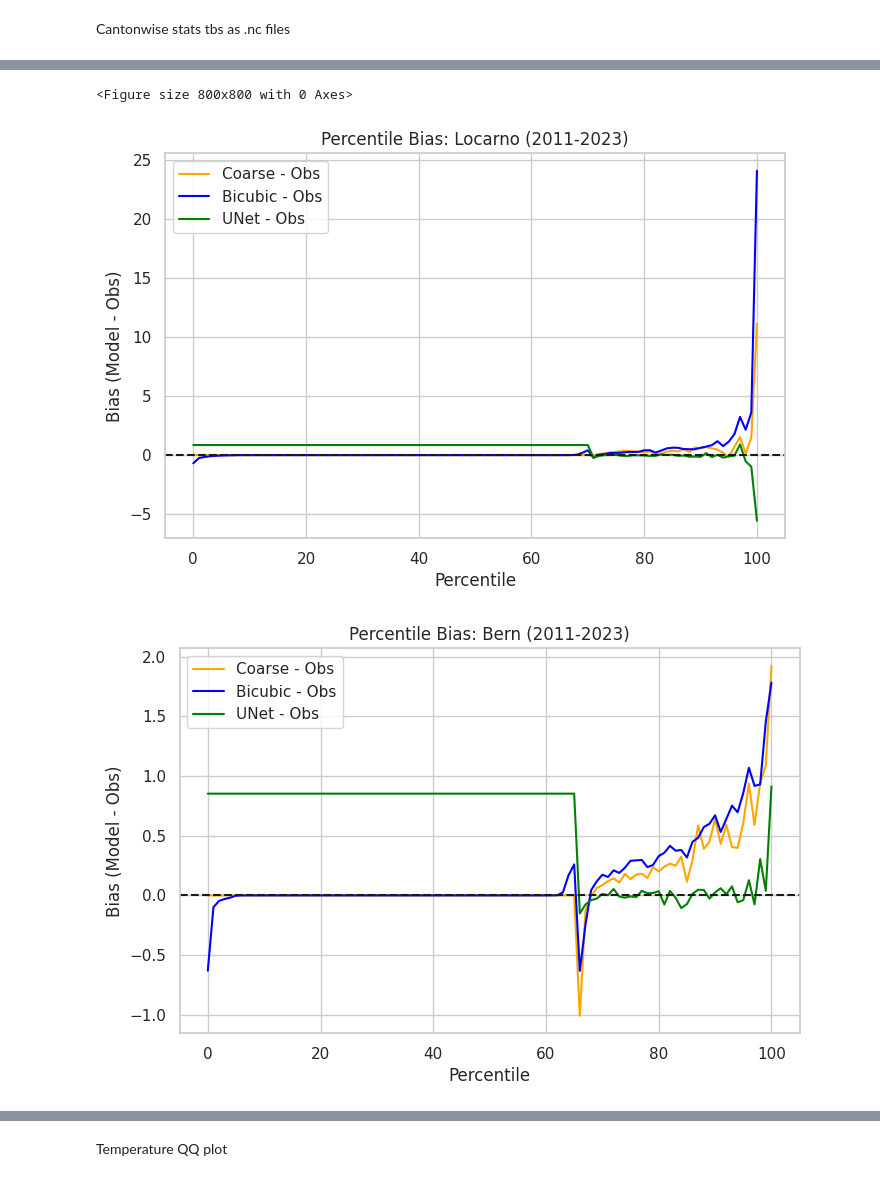
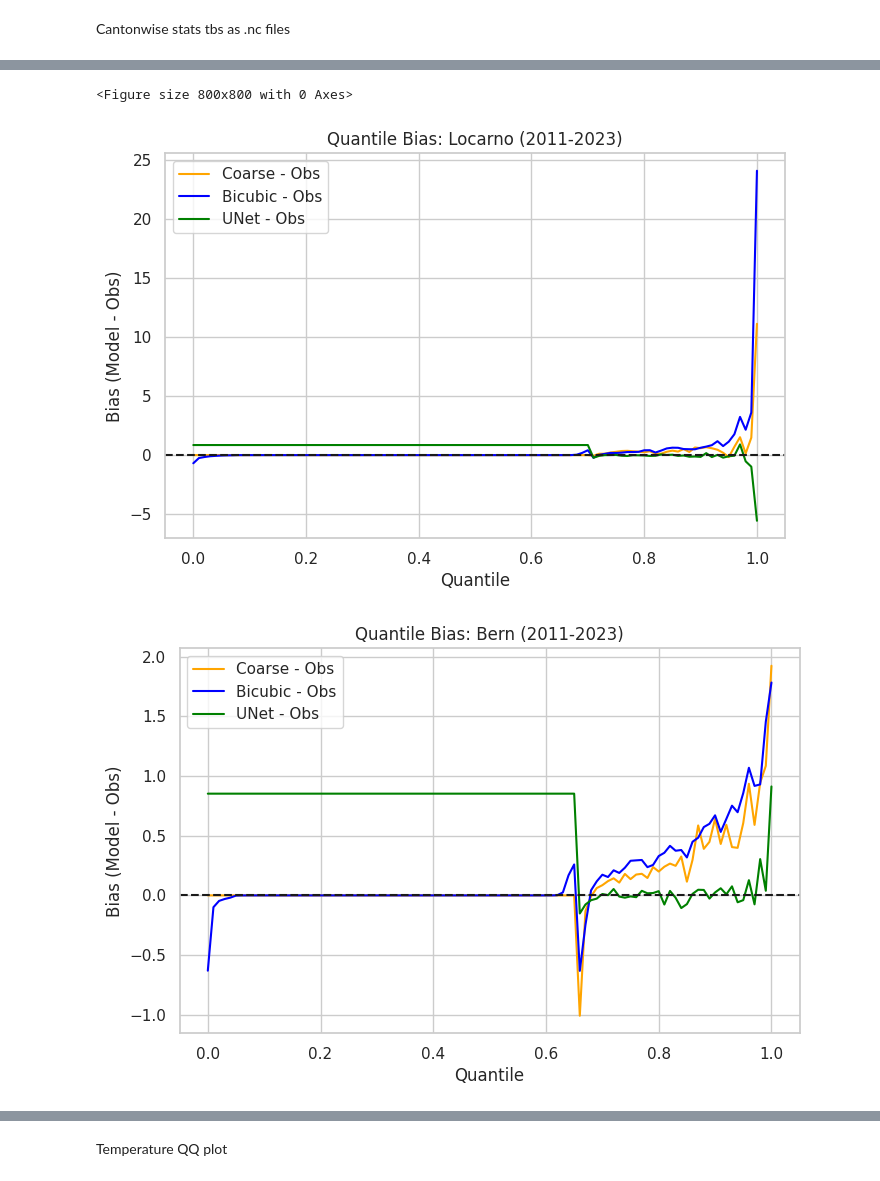
Before and after one commit to AsthanaShivanshi/Processing_and_Analysis_Scripts, a Jupyter notebook: Prelim_Stats_Obs_only/qq_plots_obs_12km.ipynb, the cells around one changed output, grey strips where cells are left out. Drawn from its saved outputs; the diff is of its cells as text; code cells hidden in the pictures.

```diff
--- a/Prelim_Stats_Obs_only/qq_plots_obs_12km.ipynb
+++ b/Prelim_Stats_Obs_only/qq_plots_obs_12km.ipynb
@@ -180,6 +182,12 @@ coarse_zurich = clean_and_slice(select_nearest_grid_cell(coarse_ds, zurich_lat,
 bicubic_zurich = clean_and_slice(select_nearest_grid_cell(bicubic_ds, zurich_lat, zurich_lon, var_name="RhiresD")['data'])
 unet_zurich = clean_and_slice(select_nearest_grid_cell(unet_ds, zurich_lat, zurich_lon, var_name="precip")['data'])
 
+
+obs_locarno[obs_locarno < 1] = 0
+obs_bern[obs_bern < 1] = 0
+obs_zurich[obs_zurich < 1] = 0
+
+
 # Get common quantiles for Locarno
 quantiles_locarno = np.linspace(0, 1, min(len(obs_locarno), len(coarse_locarno), len(bicubic_locarno)))
 obs_q_locarno = np.quantile(obs_locarno, quantiles_locarno)
@@ -207,81 +215,81 @@ unet_q_zurich = np.quantile(unet_zurich, quantiles_zurich)
 # QQ for Locarno
 plt.figure(figsize=(8, 8))
 
-# Plot percentile bias (model - obs) for all percentiles (0-100) for each city
 
-percentiles = np.linspace(0, 100, 101)  # 0, 1, ..., 100
+quantiles = np.linspace(0, 1, 101)
 
-# Locarno
-obs_p_locarno = np.percentile(obs_locarno, percentiles)
-coarse_p_locarno = np.percentile(coarse_locarno, percentiles)
-bicubic_p_locarno = np.percentile(bicubic_locarno, percentiles)
-unet_p_locarno = np.percentile(unet_locarno, percentiles)
+obs_q_locarno = np.quantile(obs_locarno, quantiles)
+coarse_q_locarno = np.quantile(coarse_locarno, quantiles)
+bicubic_q_locarno = np.quantile(bicubic_locarno, quantiles)
+unet_q_locarno = np.quantile(unet_locarno, quantiles)
 
 plt.figure(figsize=(8, 5))
-plt.plot(percentiles, coarse_p_locarno - obs_p_locarno, label='Coarse - Obs', color='orange')
-plt.plot(percentiles, bicubic_p_locarno - obs_p_locarno, label='Bicubic - Obs', color='blue')
-plt.plot(percentiles, unet_p_locarno - obs_p_locarno, label='UNet - Obs', color='green')
+plt.plot(quantiles, coarse_q_locarno - obs_q_locarno, label='Coarse - Obs', color='orange')
+plt.plot(quantiles, bicubic_q_locarno - obs_q_locarno, label='Bicubic - Obs', color='blue')
+plt.plot(quantiles, unet_q_locarno - obs_q_locarno, label='UNet - Obs', color='green')
 plt.axhline(0, color='k', linestyle='--')
-plt.xlabel('Percentile')
+plt.xlabel('Quantile')
 plt.ylabel('Bias (Model - Obs)')
-plt.title('Percentile Bias: Locarno (2011-2023)')
+plt.title('Quantile Bias: Locarno (2011-2023)')
 plt.legend()
 plt.grid(True)
 plt.show()
 
+
+
 # Bern
-obs_p_bern = np.percentile(obs_bern, percentiles)
-coarse_p_bern = np.percentile(coarse_bern, percentiles)
-bicubic_p_bern = np.percentile(bicubic_bern, percentiles)
-unet_p_bern = np.percentile(unet_bern, percentiles)
+obs_q_bern = np.quantile(obs_bern, quantiles)
+coarse_q_bern = np.quantile(coarse_bern, quantiles)
+bicubic_q_bern = np.quantile(bicubic_bern, quantiles)
+unet_q_bern = np.quantile(unet_bern, quantiles)
 
 plt.figure(figsize=(8, 5))
-plt.plot(percentiles, coarse_p_bern - obs_p_bern, label='Coarse - Obs', color='orange')
-plt.plot(percentiles, bicubic_p_bern - obs_p_bern, label='Bicubic - Obs', color='blue')
-plt.plot(percentiles, unet_p_bern - obs_p_bern, label='UNet - Obs', color='green')
+plt.plot(quantiles, coarse_q_bern - obs_q_bern, label='Coarse - Obs', color='orange')
+plt.plot(quantiles, bicubic_q_bern - obs_q_bern, label='Bicubic - Obs', color='blue')
+plt.plot(quantiles, unet_q_bern - obs_q_bern, label='UNet - Obs', color='green')
 plt.axhline(0, color='k', linestyle='--')
-plt.xlabel('Percentile')
+plt.xlabel('Quantile')
 plt.ylabel('Bias (Model - Obs)')
-plt.title('Percentile Bias: Bern (2011-2023)')
+plt.title('Quantile Bias: Bern (2011-2023)')
 plt.legend()
 plt.grid(True)
 plt.show()
 
 # Zurich
-obs_p_zurich = np.percentile(obs_zurich, percentiles)
-coarse_p_zurich = np.percentile(coarse_zurich, percentiles)
-bicubic_p_zurich = np.percentile(bicubic_zurich, percentiles)
-unet_p_zurich = np.percentile(unet_zurich, percentiles)
+obs_q_zurich = np.quantile(obs_zurich, quantiles)
+coarse_q_zurich = np.quantile(coarse_zurich, quantiles)
+bicubic_q_zurich = np.quantile(bicubic_zurich, quantiles)
+unet_q_zurich = np.quantile(unet_zurich, quantiles)
 
 plt.figure(figsize=(8, 5))
-plt.plot(percentiles, coarse_p_zurich - obs_p_zurich, label='Coarse - Obs', color='orange')
-plt.plot(percentiles, bicubic_p_zurich - obs_p_zurich, label='Bicubic - Obs', color='blue')
-plt.plot(percentiles, unet_p_zurich - obs_p_zurich, label='UNet - Obs', color='green')
+plt.plot(quantiles, coarse_q_zurich - obs_q_zurich, label='Coarse - Obs', color='orange')
+plt.plot(quantiles, bicubic_q_zurich - obs_q_zurich, label='Bicubic - Obs', color='blue')
+plt.plot(quantiles, unet_q_zurich - obs_q_zurich, label='UNet - Obs', color='green')
 plt.axhline(0, color='k', linestyle='--')
-plt.xlabel('Percentile')
+plt.xlabel('Quantile')
 plt.ylabel('Bias (Model - Obs)')
-plt.title(" Percentile Bias: Zurich (2011-2023)")
+plt.title(" Quantile Bias: Zurich (2011-2023)")
 plt.legend()
 plt.grid(True)
 plt.show()
 # %% [output]
 Variable 'RhiresD' extracted
 Time series shape: (19358,)
 Data range: 0.00 to 270.14
 Variable 'RhiresD' extracted
 Time series shape: (19358,)
 Data range: 0.00 to 260.57
 Variable 'RhiresD' extracted
 Time series shape: (19358,)
 Data range: -0.84 to 261.56
 Variable 'precip' extracted
 Time series shape: (4748,)
 Data range: 0.85 to 176.82
 ... (56 lines left out)
 Data range: -0.61 to 91.12
 Variable 'precip' extracted
 Time series shape: (4748,)
 Data range: 0.85 to 53.86
 <Figure size 800x800 with 0 Axes>
-[figure, old version]
+[figure, new version]
-[figure, old version]
+[figure, new version]
```
Also changed, not shown: parts of 3 cells of this notebook.
